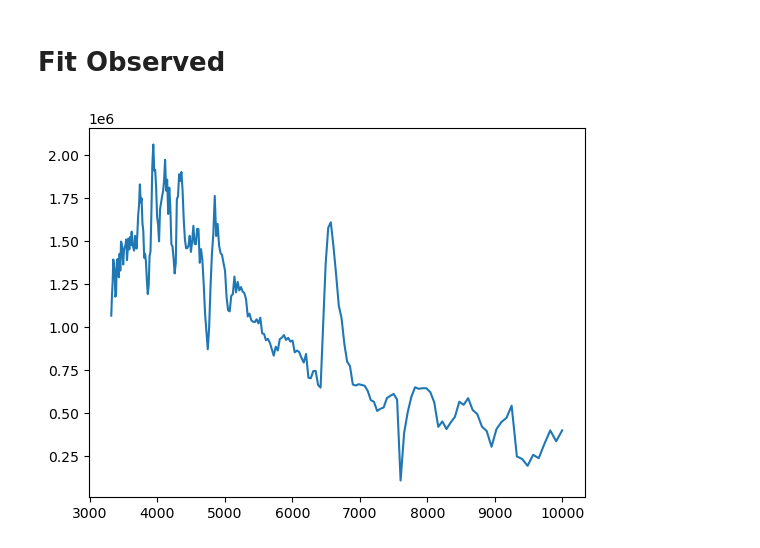
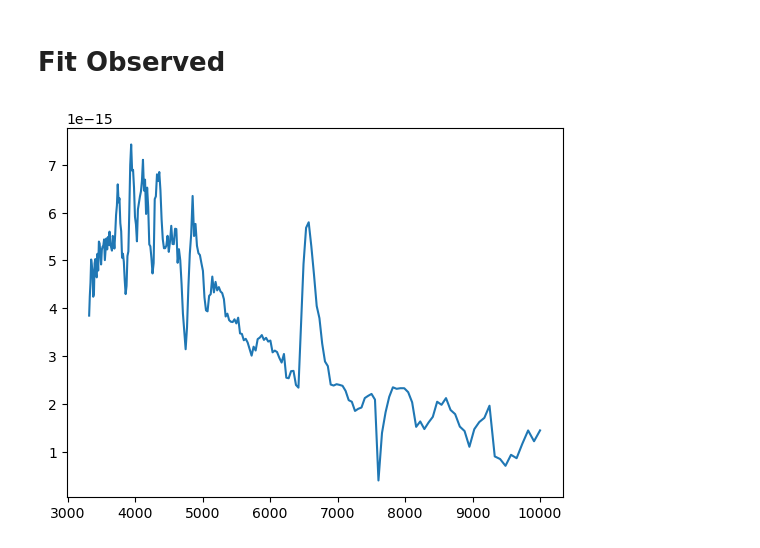
Before and after one commit to MichaelLukaszyk/iip-emulator, a Jupyter notebook: interpolator/interp.ipynb, the cells around one changed output. Drawn from its saved outputs; the diff is of its cells as text; code cells hidden in the pictures.

```diff
--- a/interpolator/interp.ipynb
+++ b/interpolator/interp.ipynb
@@ -6,9 +6,20 @@ import astropy.units as u
 import pandas as pd
 import numpy as np
 import os
+from IPython.display import display
+%matplotlib widget
 
-folder_path = os.path.dirname('/mnt/c/Users/mikel/Desktop/grid_output/')
+def show_active():
+    fig = plt.gcf()
+    display(fig)
+    plt.close(fig)
+
+folder_path_win = os.path.dirname('C:/Users/mikel/Desktop/grid_output/')
+folder_path_wsl = os.path.dirname('/mnt/c/Users/mikel/Desktop/grid_output/')
+folder_path = folder_path_win
 runs_path = os.path.join(folder_path, '2020jfo.log')
+param_names = ['log_lsun', 't_exp', 't_inner', 'v_start']
+limits = [(8, 10.5), (11, 15), (11800, 15800), (5800, 6600)]
 
 # Read data
 runs_df = pd.read_json(runs_path, lines=True)
@@ -29,4 +40,4 @@ y = np.array(seds)
 # Split data
 from sklearn.model_selection import train_test_split
 X_train, X_test, y_train, y_test = train_test_split(
-    X, y, test_size=0.1, random_state=42)
+    X, y, test_size=0.3, random_state=42)
@@ -148,36 +202,53 @@ mean mse: 6.6e-01
 # %% [markdown]
 # Fit Observed
 # %%
-param_names = ['log_lsun', 't_exp', 'v_start', 't_inner']
-limits = [(8, 10.5), (11, 15), (5800, 6600), (11800, 15800)]
-
 # Get observed data
 from scipy.interpolate import interp1d
-obs_df = pd.read_csv('2020jfo-FLOYDS-S-2020-05-19.csv', comment="#")
-y_obs = interp1d(obs_df["wavelength"], obs_df["flux"], bounds_error=False)(wav)
+obs_df = pd.read_csv('2020jfo-FLOYDS-S-2020-05-19.csv', comment='#')
+y_obs = interp1d(obs_df['wavelength'], obs_df['flux'], bounds_error=False)(wav)
 
+# Flux calibrate
+from astropy.constants import c
+filter_df = pd.read_csv('Palomar_ZTF.r_fil.dat', names=['wavelength', 'transmission'], sep=' ')
+transmission = interp1d(filter_df['wavelength'], filter_df['transmission'], bounds_error=False)(wav)
+m_AB = 14.547
+f_0 = 2.64009e-9 * u.erg/u.cm**2/u.s/u.AA
+f_density = 10**(m_AB/-2.5) * f_0
+mask = np.isfinite(transmission)
+y_obs *= np.sum(f_density.value*transmission[mask]) / np.sum(y_obs[mask])
+
+plt.figure()
 plt.plot(wav, y_obs)
-plt.show()
+show_active()
+
+# Add scale as optimization parameter
+opt_start = list(X_train.mean().values)
+opt_limits = limits.copy()
+opt_start.append(10**53)
+opt_limits.append((10**50, 10**60))
 
 # Find best fit
 results = []
 
 def f(x):
-    X_mod = pd.DataFrame([x], columns=param_names)
+    scale = x[-1]
+    X_mod = pd.DataFrame([x[:-1]], columns=param_names)
+    #y_mod = model.predict(X_mod)[0]
     y_mod = interp(list(X_mod.values))[0]
     mask = ~(np.isnan(y_mod) | np.isnan(y_obs))
-    if np.sum(mask) == 0:
-        print('inf')
+    if not np.any(mask):
         return np.inf
     else:
-        mse = np.mean((y_mod[mask] - y_obs[mask])**2)
-        results.append({'mse': mse, 'X': X_mod, 'y': y_mod})
-        return mse
+        y1 = y_mod[mask]
+        y2 = y_obs[mask]*scale
+        fe = np.abs(y1 - y2)/y2
+        mean_fe = np.mean(fe)
+        max_fe = np.max(fe)
+        results.append({'mean_fe': mean_fe, 'max_fe': max_fe, 'X': X_mod, 'y': y_mod, 'scale': scale})
+        return mean_fe
 
-from scipy.optimize import minimize
-start = np.mean(X_train, axis=0)
-result = minimize(f, x0=start, bounds=limits)
-results = sorted(results, key=lambda x: x['mse'])
-print(results)
+from scipy.optimize import differential_evolution
+result = differential_evolution(f, x0=opt_start, bounds=opt_limits)
+results = sorted(results, key=lambda x: x['mean_fe'])
 # %% [output]
-[figure, old version]
+[figure, new version]
```
Also changed, not shown: parts of 9 cells of this notebook, 10 other files.
